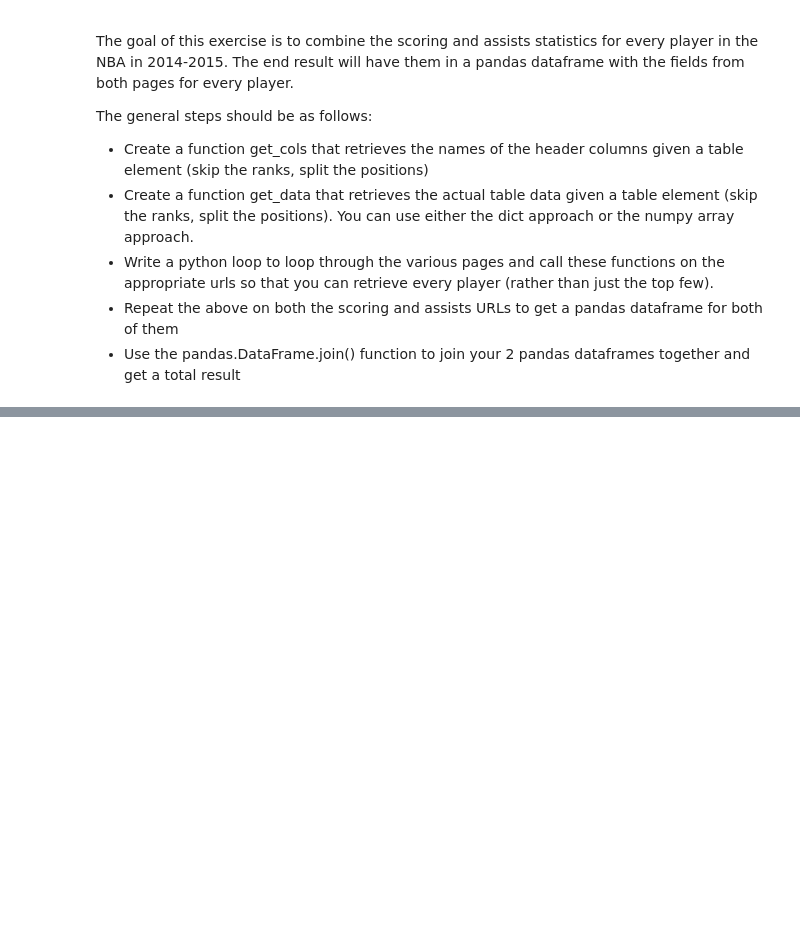
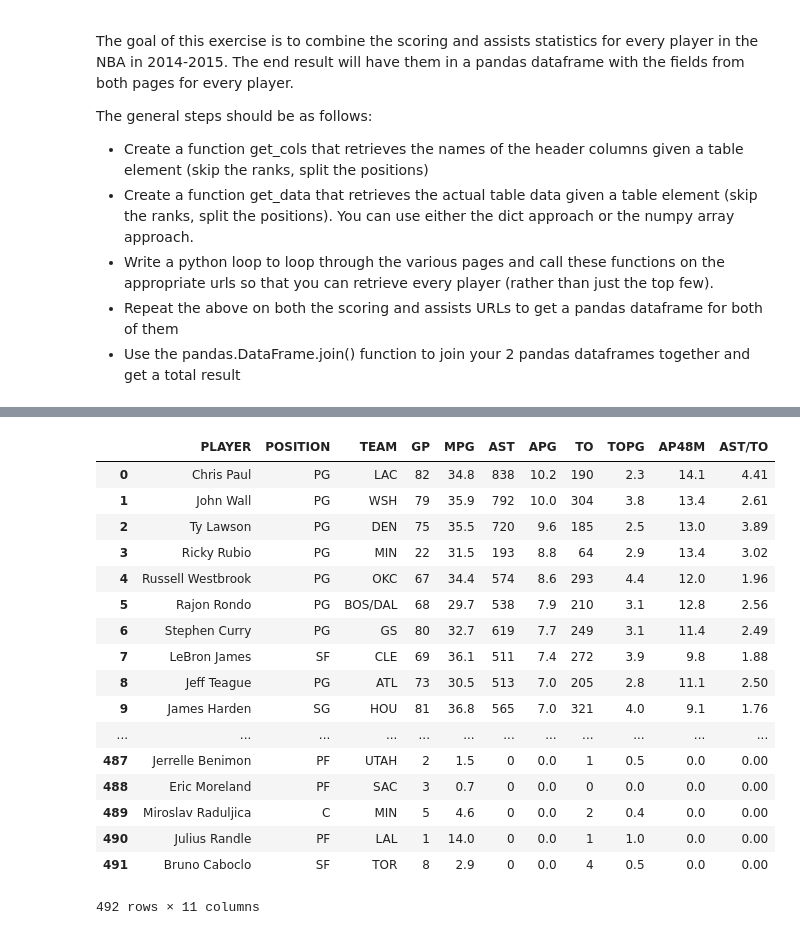
Before and after one commit to pburkard88/DS_BOS_07_Students, a Jupyter notebook: VivaHorowitz/04_Intro_to_Web_Scraping,_my_version.ipynb, the cells around one changed output, grey strips where cells are left out. Cells and saved outputs as stored; diff of their text form; code cells hidden in the pictures; blank space fills up the shorter version.

Commit message:
Scraped assists data and created one dataframe for all assists; still need to join or merge the two dataframes

```diff
--- a/VivaHorowitz/04_Intro_to_Web_Scraping,_my_version.ipynb
+++ b/VivaHorowitz/04_Intro_to_Web_Scraping,_my_version.ipynb
@@ -275,7 +275,7 @@ def get_data(table, count):
     pandas dataframe with the fields from both pages for every player.
 '''
 
-NBAurlbase = 'http://espn.go.com/nba/statistics/player/_/stat/scoring-per-game/sort/avgPoints/year/2015/qualified/false/count/'
+NBA_scoring_urlbase = 'http://espn.go.com/nba/statistics/player/_/stat/scoring-per-game/sort/avgPoints/year/2015/qualified/false/count/'
 
 ''' Write a python loop to loop through the various pages and call these functions on the
     appropriate urls so that you can retrieve every player (rather than just the top few).
@@ -288,11 +288,11 @@ first_iter = True
 
 for n in range(1,482,40):
 #for n in range(1,42,40):
-    NBAurl = NBAurlbase + str(n)
+    NBA_scoring_url = NBA_scoring_urlbase + str(n)
 
     # Find data on page exactly the same way we did above.
-    NBApage = urllib2.urlopen(NBAurl).read()
-    soup = BeautifulSoup(NBApage)
+    NBA_scoring_page = urllib2.urlopen(NBA_scoring_url).read()
+    soup = BeautifulSoup(NBA_scoring_page)
     table_div = soup.find_all(id='my-players-table') # find first instance of the text, return that element.
     if len(table_div) > 1:
         print("Warning: found multiple instances of 'my-players-table'." )
@@ -317,13 +317,3 @@ for n in range(1,482,40):
         first_iter = False
     else:
         NBAdf = pd.concat([NBAdf,current_df])
-
-
-
-# then combine assists and points pages for each player.
-# for points, duplicate that for assists.
-# assists: http://espn.go.com/nba/statistics/player/_/stat/assists/sort/avgAssists/year/2015/qualified/false/count/1
-# look at join or merge in pandas.
-
-# do it in the ipython notebook or whatever is most comfortable.
-# due Wednesday.
@@ -356,0 +385,21 @@ NBAdf.describe()
+# %%
+NBA_assists_df
+# %% [output]
+|  | PLAYER | POSITION | TEAM | GP | MPG | AST | APG | TO | TOPG | AP48M | AST/TO |
+| 0 | Chris Paul | PG | LAC | 82 | 34.8 | 838 | 10.2 | 190 | 2.3 | 14.1 | 4.41 |
+| 1 | John Wall | PG | WSH | 79 | 35.9 | 792 | 10.0 | 304 | 3.8 | 13.4 | 2.61 |
+| 2 | Ty Lawson | PG | DEN | 75 | 35.5 | 720 | 9.6 | 185 | 2.5 | 13.0 | 3.89 |
+| 3 | Ricky Rubio | PG | MIN | 22 | 31.5 | 193 | 8.8 | 64 | 2.9 | 13.4 | 3.02 |
+| 4 | Russell Westbrook | PG | OKC | 67 | 34.4 | 574 | 8.6 | 293 | 4.4 | 12.0 | 1.96 |
+| 5 | Rajon Rondo | PG | BOS/DAL | 68 | 29.7 | 538 | 7.9 | 210 | 3.1 | 12.8 | 2.56 |
+| 6 | Stephen Curry | PG | GS | 80 | 32.7 | 619 | 7.7 | 249 | 3.1 | 11.4 | 2.49 |
+| 7 | LeBron James | SF | CLE | 69 | 36.1 | 511 | 7.4 | 272 | 3.9 | 9.8 | 1.88 |
+| 8 | Jeff Teague | PG | ATL | 73 | 30.5 | 513 | 7.0 | 205 | 2.8 | 11.1 | 2.50 |
+| 9 | James Harden | SG | HOU | 81 | 36.8 | 565 | 7.0 | 321 | 4.0 | 9.1 | 1.76 |
+| ... | ... | ... | ... | ... | ... | ... | ... | ... | ... | ... | ... |
+| 487 | Jerrelle Benimon | PF | UTAH | 2 | 1.5 | 0 | 0.0 | 1 | 0.5 | 0.0 | 0.00 |
+| 488 | Eric Moreland | PF | SAC | 3 | 0.7 | 0 | 0.0 | 0 | 0.0 | 0.0 | 0.00 |
+| 489 | Miroslav Raduljica | C | MIN | 5 | 4.6 | 0 | 0.0 | 2 | 0.4 | 0.0 | 0.00 |
+| 490 | Julius Randle | PF | LAL | 1 | 14.0 | 0 | 0.0 | 1 | 1.0 | 0.0 | 0.00 |
+| 491 | Bruno Caboclo | SF | TOR | 8 | 2.9 | 0 | 0.0 | 4 | 0.5 | 0.0 | 0.00 |
+492 rows × 11 columns
```
Also changed, not shown: parts of 4 cells of this notebook.
